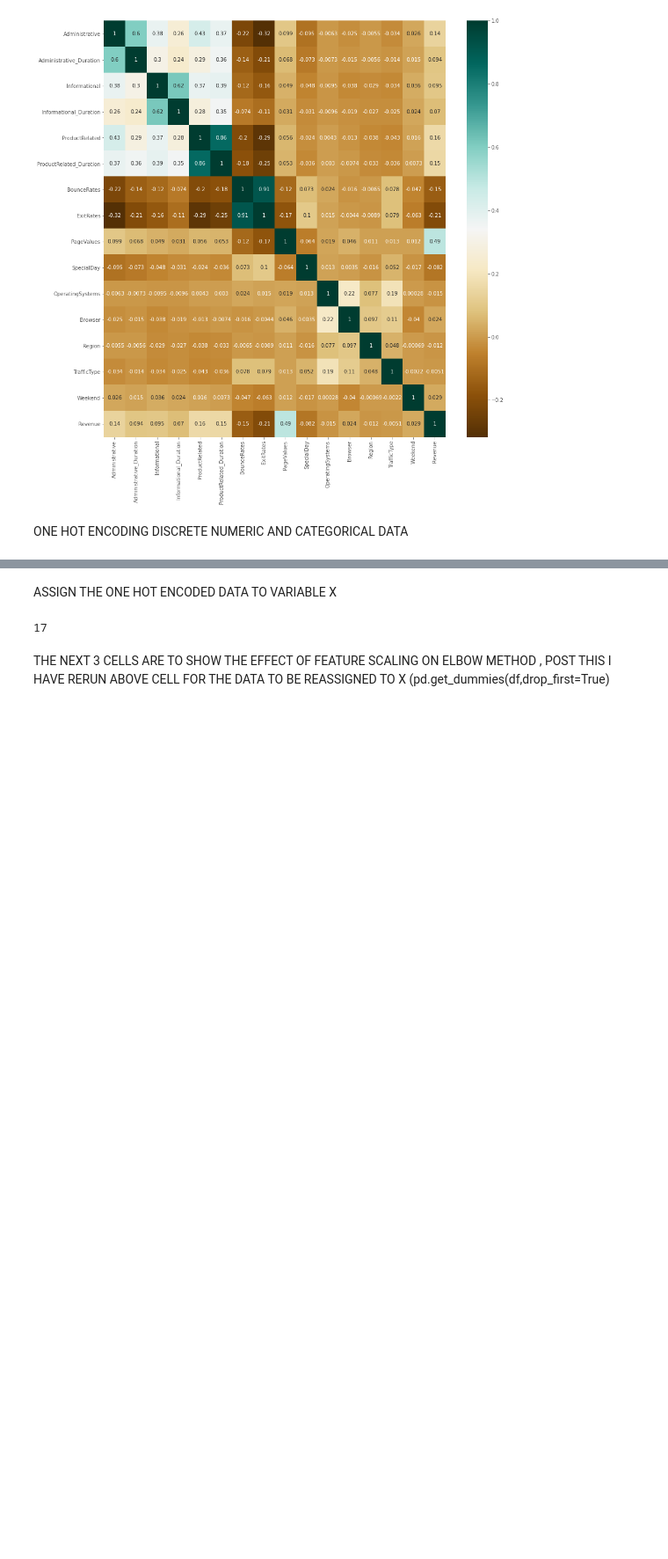
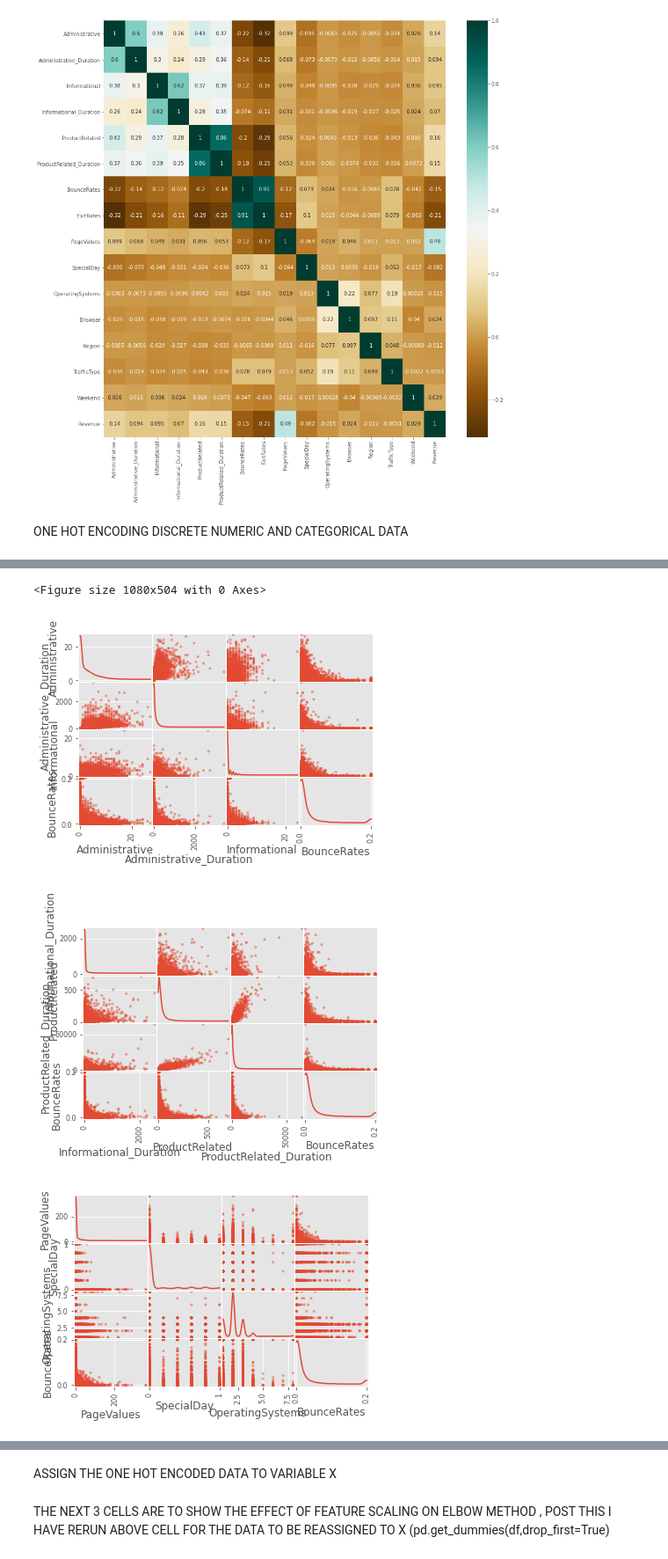
Before and after one commit to srimantmahapatra/srimant_code_repo_pub, a Jupyter notebook: Online_Shoppers_Purchasing_Intention.ipynb, the cells around one changed output, grey strips where cells are left out. Shown at 88% size. Cells and saved outputs as stored; diff of their text form; code cells hidden in the pictures; blank space fills up the shorter version.

```diff
--- a/Online_Shoppers_Purchasing_Intention.ipynb
+++ b/Online_Shoppers_Purchasing_Intention.ipynb
@@ -319,0 +319,12 @@ pd.get_dummies(df,drop_first=True)
+# %%
+plt.figure(figsize=(15,7))
+pd.plotting.scatter_matrix(X.iloc[:,[0,1,2,6]], diagonal='kde')
+pd.plotting.scatter_matrix(X.iloc[:,[3,4,5,6]], diagonal='kde')
+pd.plotting.scatter_matrix(X.iloc[:,[8,9,10,6]], diagonal='kde')
+pd.plotting.scatter_matrix(X.iloc[:,[11,12,13,6]], diagonal='kde')
+plt.show()
+# %% [output]
+<Figure size 1080x504 with 0 Axes>
+[figure, added]
+[figure, added]
+[figure, added]
@@ -321,7 +333,3 @@ pd.get_dummies(df,drop_first=True)
 ASSIGN THE ONE HOT ENCODED DATA TO VARIABLE X
 # %%
 X=X.iloc[:,[1,6]].values
-# %%
-len(X[0])
-# %% [output]
-17
```
Also changed, not shown: parts of 14 cells of this notebook.
